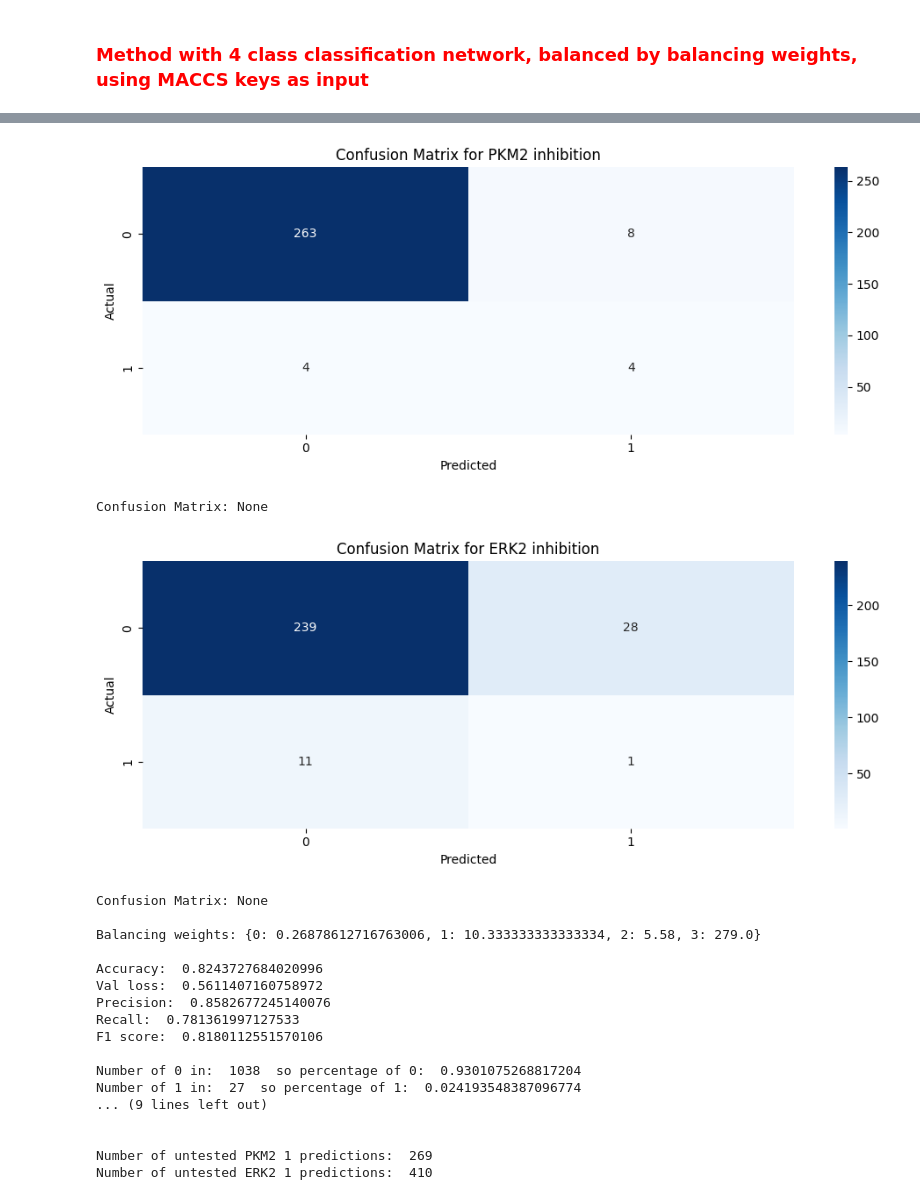
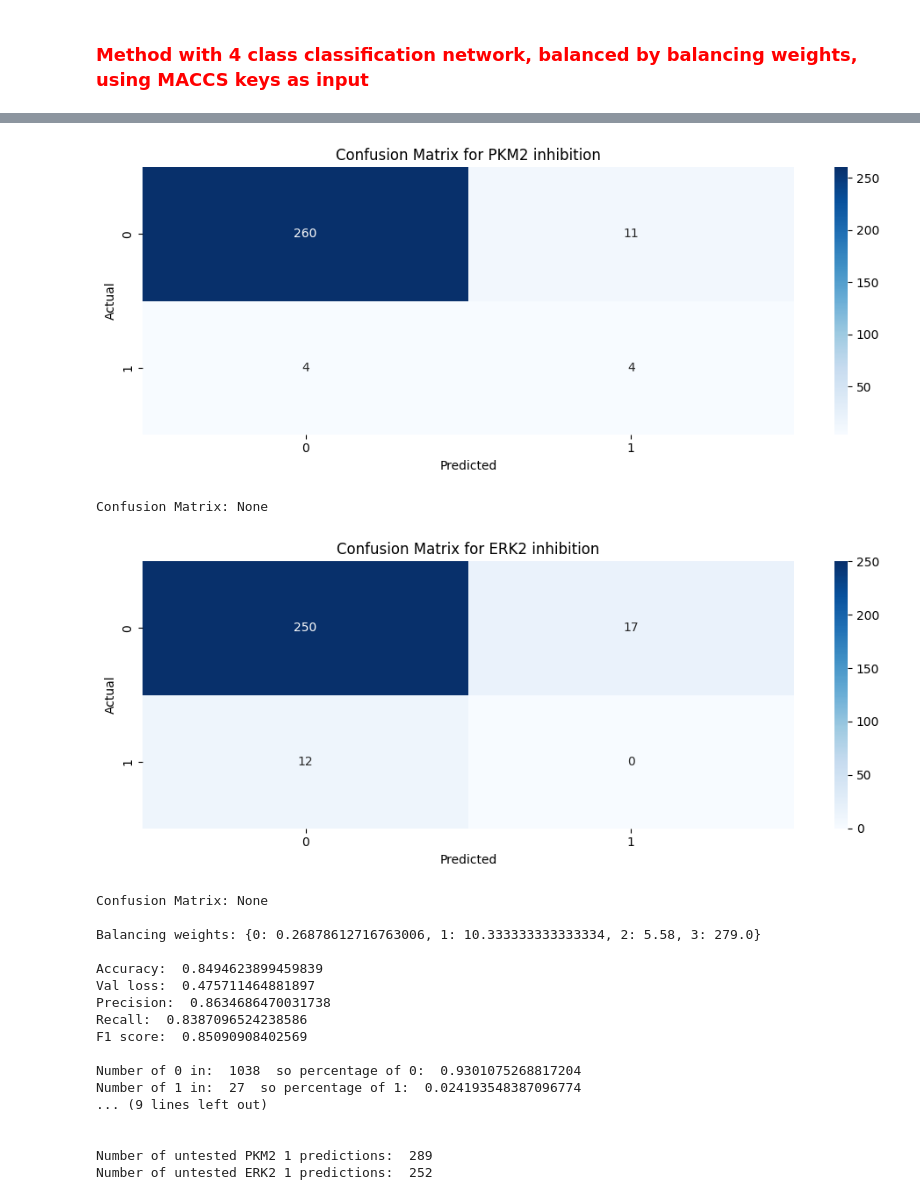
Before and after one commit to jobvandijk/GroupAssigment_group6, a Jupyter notebook: notebook_neural_network.ipynb, the cells around one changed output, grey strips where cells are left out. Saved outputs shown, nothing was run; the diff lists cells and outputs as text; code cells hidden in the pictures.

```diff
--- a/notebook_neural_network.ipynb
+++ b/notebook_neural_network.ipynb
@@ -340,5 +338,5 @@ input_test_file = "Test set with MACCS keys.csv"
 output_file = "NN_4class_duped_MACCS.csv"
 
 main_struct_four_class(input_file, input_test_file, output_file, balance_weights=[True,200], plot_loss=False,
-                        MACCS=True, write_output=False, plot_conf_mat=True, seed_val=set_seed)
+                        MACCS=True, write_output=False, plot_conf_mat=True)
 # %% [output]
@@ -350,20 +348,20 @@ Balanced Accuracy: 0.4892322097378277
 [figure]
 Confusion Matrix: None
-[figure, old version]
+[figure, new version]
 Confusion Matrix: None
 
 Balancing weights: {0: 0.26878612716763006, 1: 10.333333333333334, 2: 5.58, 3: 279.0}
 
-Accuracy:  0.8243727684020996
-Val loss:  0.5611407160758972
-Precision:  0.8582677245140076
-Recall:  0.781361997127533
-F1 score:  0.8180112551570106
+Accuracy:  0.8494623899459839
+Val loss:  0.475711464881897
+Precision:  0.8634686470031738
+Recall:  0.8387096524238586
+F1 score:  0.85090908402569
 
 Number of 0 in:  1038  so percentage of 0:  0.9301075268817204
 Number of 1 in:  27  so percentage of 1:  0.024193548387096774
 ... (9 lines left out)
 
 
-Number of untested PKM2 1 predictions:  269
-Number of untested ERK2 1 predictions:  410
+Number of untested PKM2 1 predictions:  289
+Number of untested ERK2 1 predictions:  252
```
Also changed, not shown: parts of 9 cells of this notebook, 1 other file.
